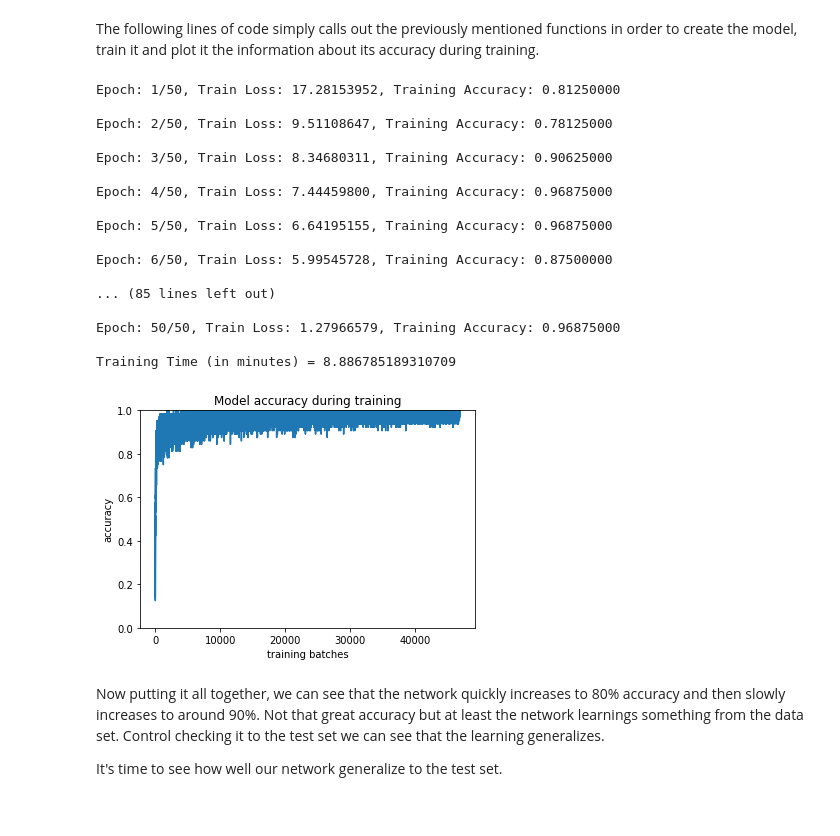
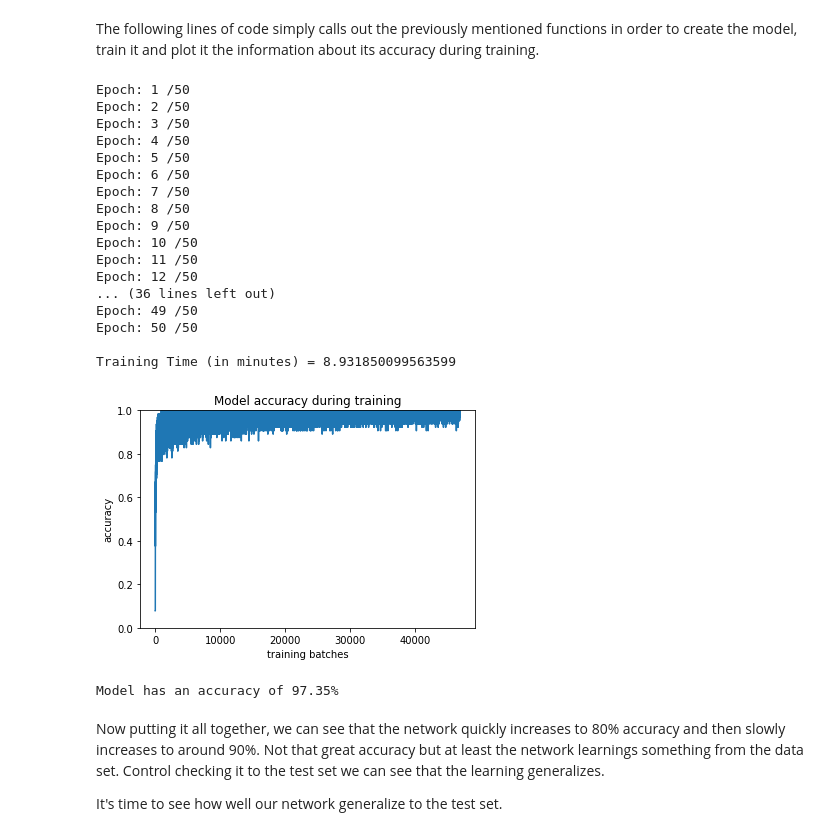
Before and after one commit to agroshar/DIT411-Introduction-to-AI, a Jupyter notebook: Neural Network.ipynb, the cells around one changed output. Saved outputs shown, nothing was run; the diff lists cells and outputs as text; code cells hidden in the pictures.

```diff
--- a/Neural Network.ipynb
+++ b/Neural Network.ipynb
@@ -210,29 +210,30 @@ def plot_image_classification(img, ps):
 The following lines of code simply calls out the previously mentioned functions in order to create the model, train it and plot it the information about its accuracy during training.
 # %%
 model = BasicModel()
-accuracy = train_model(1, model, training_set)
+accuracy = train_model(50, model, training_set)
 plot_learning_rate(accuracy)
 accuracy = test_model(model, test_set)
 print('Model has an accuracy of {:0.2f}%'.format(accuracy * 100))
 # %% [output]
-Epoch: 1/50, Train Loss: 17.28153952, Training Accuracy: 0.81250000
+Epoch: 1 /50
+Epoch: 2 /50
+Epoch: 3 /50
+Epoch: 4 /50
+Epoch: 5 /50
+Epoch: 6 /50
+Epoch: 7 /50
+Epoch: 8 /50
+Epoch: 9 /50
+Epoch: 10 /50
+Epoch: 11 /50
+Epoch: 12 /50
+... (36 lines left out)
+Epoch: 49 /50
+Epoch: 50 /50
 
-Epoch: 2/50, Train Loss: 9.51108647, Training Accuracy: 0.78125000
-
-Epoch: 3/50, Train Loss: 8.34680311, Training Accuracy: 0.90625000
-
-Epoch: 4/50, Train Loss: 7.44459800, Training Accuracy: 0.96875000
-
-Epoch: 5/50, Train Loss: 6.64195155, Training Accuracy: 0.96875000
-
-Epoch: 6/50, Train Loss: 5.99545728, Training Accuracy: 0.87500000
-
-... (85 lines left out)
-
-Epoch: 50/50, Train Loss: 1.27966579, Training Accuracy: 0.96875000
-
-Training Time (in minutes) = 8.886785189310709
+Training Time (in minutes) = 8.931850099563599
-[figure, old version]
+[figure, new version]
+Model has an accuracy of 97.35%
 # %% [markdown]
 Now putting it all together, we can see that the network quickly increases to 80% accuracy and then slowly increases to around 90%. Not that great accuracy but at least the network learnings something from the data set. Control checking it to the test set we can see that the learning generalizes.
 
```
Also changed, not shown: parts of 3 cells of this notebook.
